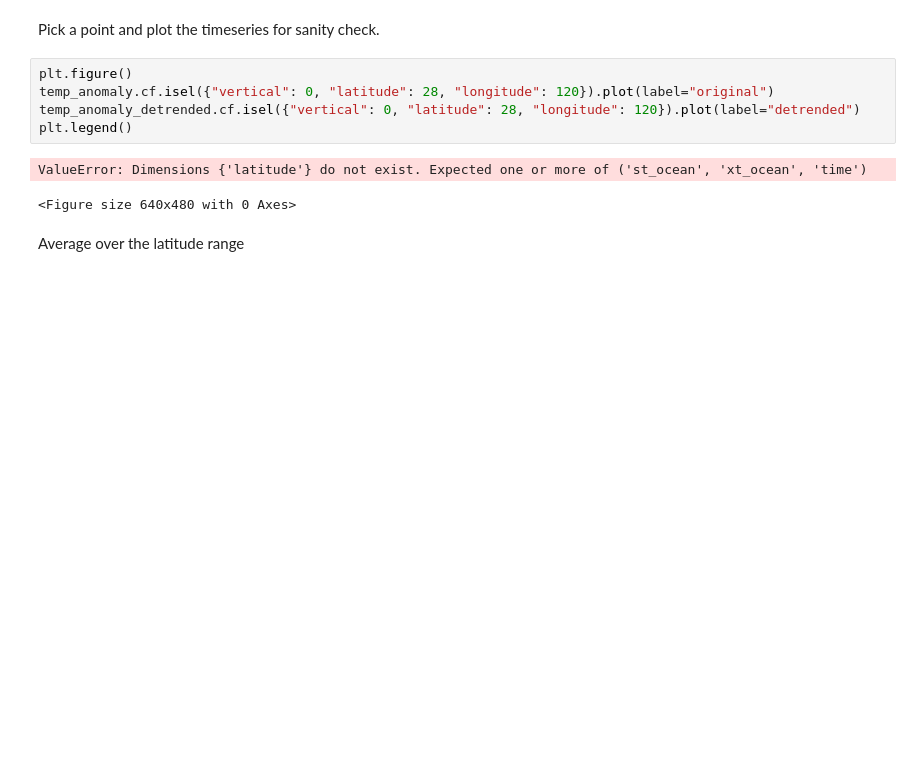
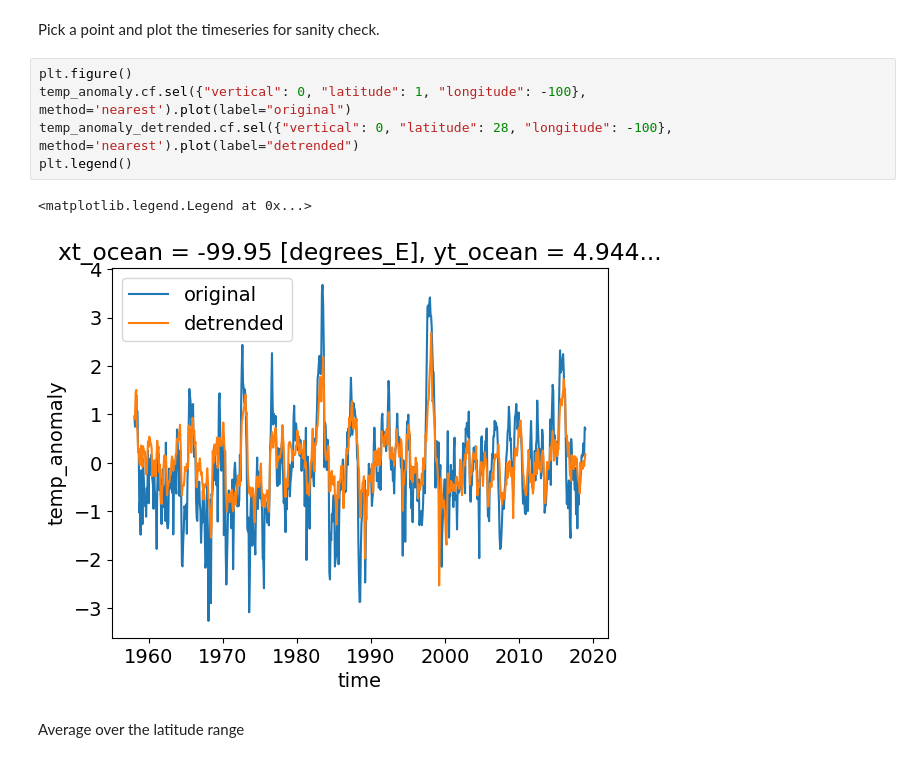
Before and after one commit to navidcy/LaNina-flavours, a Jupyter notebook: ACCESS-OM2/access-om2-investigations.ipynb, the cells around one changed output. Drawn from its saved outputs; the diff is of its cells as text; blank space fills up the shorter version.

Commit message:
add plot comparing detrended data

```diff
--- a/ACCESS-OM2/access-om2-investigations.ipynb
+++ b/ACCESS-OM2/access-om2-investigations.ipynb
@@ -244,12 +244,12 @@ temp_anomaly_detrended = detrend3d(temp_anomaly, dim='time', order=1)
 Pick a point and plot the timeseries for sanity check.
 # %%
 plt.figure()
-temp_anomaly.cf.isel({"vertical": 0, "latitude": 28, "longitude": 120}).plot(label="original")
-temp_anomaly_detrended.cf.isel({"vertical": 0, "latitude": 28, "longitude": 120}).plot(label="detrended")
+temp_anomaly.cf.sel({"vertical": 0, "latitude": 1, "longitude": -100}, method='nearest').plot(label="original")
+temp_anomaly_detrended.cf.sel({"vertical": 0, "latitude": 28, "longitude": -100}, method='nearest').plot(label="detrended")
 plt.legend()
 # %% [output]
-ValueError: Dimensions {'latitude'} do not exist. Expected one or more of ('st_ocean', 'xt_ocean', 'time')
+<matplotlib.legend.Legend at 0x...>
-<Figure size 640x480 with 0 Axes>
+[figure, added]
 # %% [markdown]
 Average over the latitude range
 # %%
```
Also changed, not shown: parts of 1 cell of this notebook.
